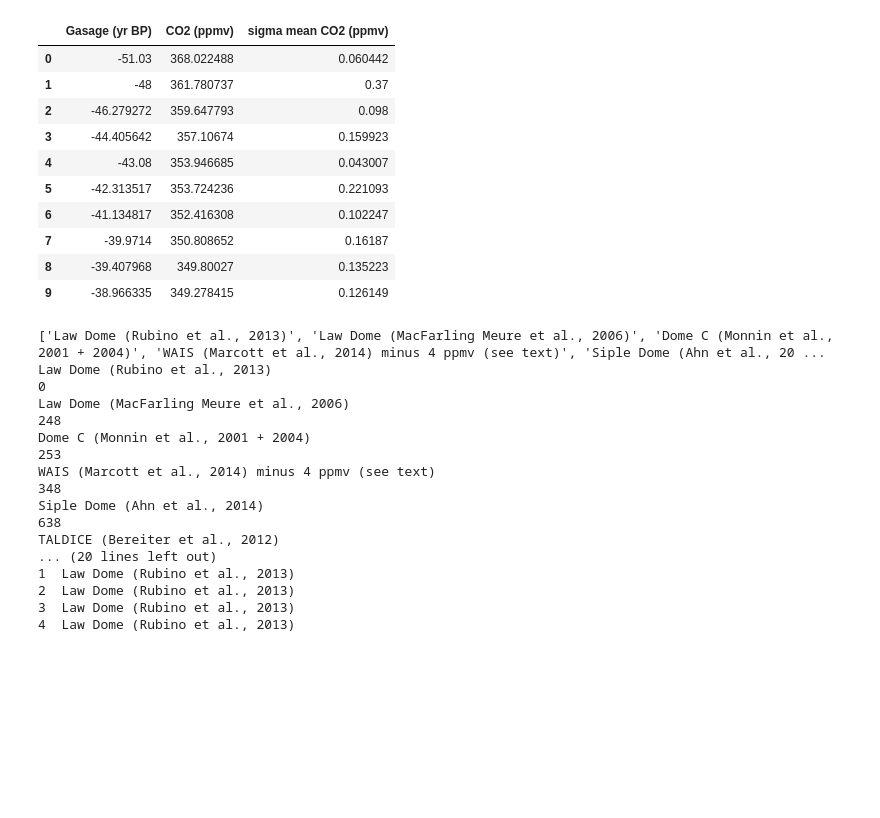
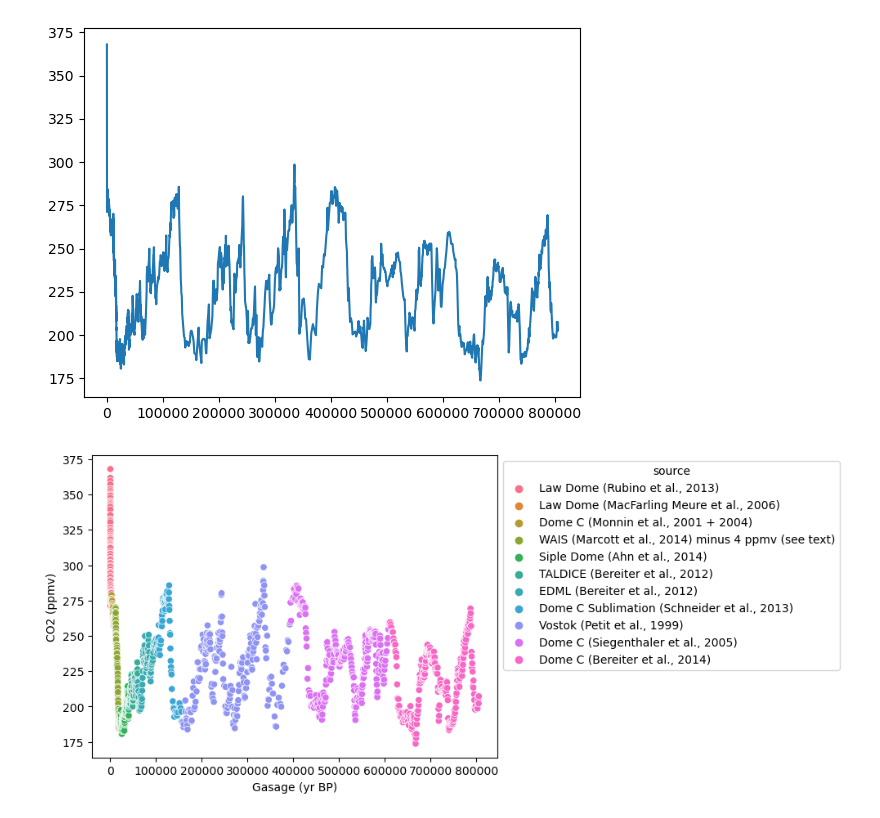
Before and after one commit to Eilis9/PfDA_Project2, a Jupyter notebook: analysis.ipynb, the cells around one changed output. Cells and saved outputs as stored; diff of their text form; code cells hidden in the pictures; blank space fills up the shorter version.

Commit message:
seaborn plot co2 and temp

```diff
--- a/analysis.ipynb
+++ b/analysis.ipynb
@@ -40,54 +42,21 @@ CO2_comp_df.columns=['Gasage (yr BP)', 'CO2 (ppmv)', 'sigma mean CO2 (ppmv)']
 # %%
 CO2_comp_df.reset_index(drop=True, inplace=True)
-# %%
-CO2_comp_df.head(10)
-# %% [output]
-|  | Gasage (yr BP) | CO2 (ppmv) | sigma mean CO2 (ppmv) |
-| 0 | -51.03 | 368.022488 | 0.060442 |
-| 1 | -48 | 361.780737 | 0.37 |
-| 2 | -46.279272 | 359.647793 | 0.098 |
-| 3 | -44.405642 | 357.10674 | 0.159923 |
-| 4 | -43.08 | 353.946685 | 0.043007 |
-| 5 | -42.313517 | 353.724236 | 0.221093 |
-| 6 | -41.134817 | 352.416308 | 0.102247 |
-| 7 | -39.9714 | 350.808652 | 0.16187 |
-| 8 | -39.407968 | 349.80027 | 0.135223 |
-| 9 | -38.966335 | 349.278415 | 0.126149 |
-# %%
-def assign_source(the_data, sources, idx_start):
-  for i, source in enumerate(sources):
-    print(source)
-    #source_loc = the_data.iloc[idx_start[i]:idx_start[i+1]-1]
-    print(idx_start[i])
-    #st_idx = idx_start[i]
-    end_idx = idx_start[i+1]-1
-    the_data.loc[idx_start[i]:idx_start[i+1]-1, 'source'] = source
-  return the_data
 # %%
 sources = CO2_comp_df_header.iloc[:11, 1]
 sources = sources.values.tolist()
 # Define the index start from the excel where the data is colour coded
 idx_start = [0, 248, 253, 348, 638, 833, 911, 1005, 1077, 1301, 1591, 1917]
-# add source column
+# Add source column
 CO2_comp_df['source'] = ''
 CO2_comp_df = assign_source(CO2_comp_df, sources, idx_start)
-
 CO2_comp_df.to_csv("test/co2_comp.csv")
-# %% [output]
-['Law Dome (Rubino et al., 2013)', 'Law Dome (MacFarling Meure et al., 2006)', 'Dome C (Monnin et al., 2001 + 2004)', 'WAIS (Marcott et al., 2014) minus 4 ppmv (see text)', 'Siple Dome (Ahn et al., 20 ...
-Law Dome (Rubino et al., 2013)
-0
-Law Dome (MacFarling Meure et al., 2006)
-248
-Dome C (Monnin et al., 2001 + 2004)
-253
-WAIS (Marcott et al., 2014) minus 4 ppmv (see text)
-348
-Siple Dome (Ahn et al., 2014)
-638
-TALDICE (Bereiter et al., 2012)
-... (20 lines left out)
-1  Law Dome (Rubino et al., 2013)
-2  Law Dome (Rubino et al., 2013)
-3  Law Dome (Rubino et al., 2013)
-4  Law Dome (Rubino et al., 2013)
+# %%
+plt.plot(CO2_comp_df['Gasage (yr BP)'],CO2_comp_df['CO2 (ppmv)'])
+plt.show()
+# %% [output]
+[figure, added]
+# %%
+ax = sns.scatterplot(data=CO2_comp_df, x='Gasage (yr BP)', y='CO2 (ppmv)', hue='source')
+sns.move_legend(ax, "upper left", bbox_to_anchor=(1, 1))
+# %% [output]
+[figure, added]
```
Also changed, not shown: parts of 12 cells of this notebook.
